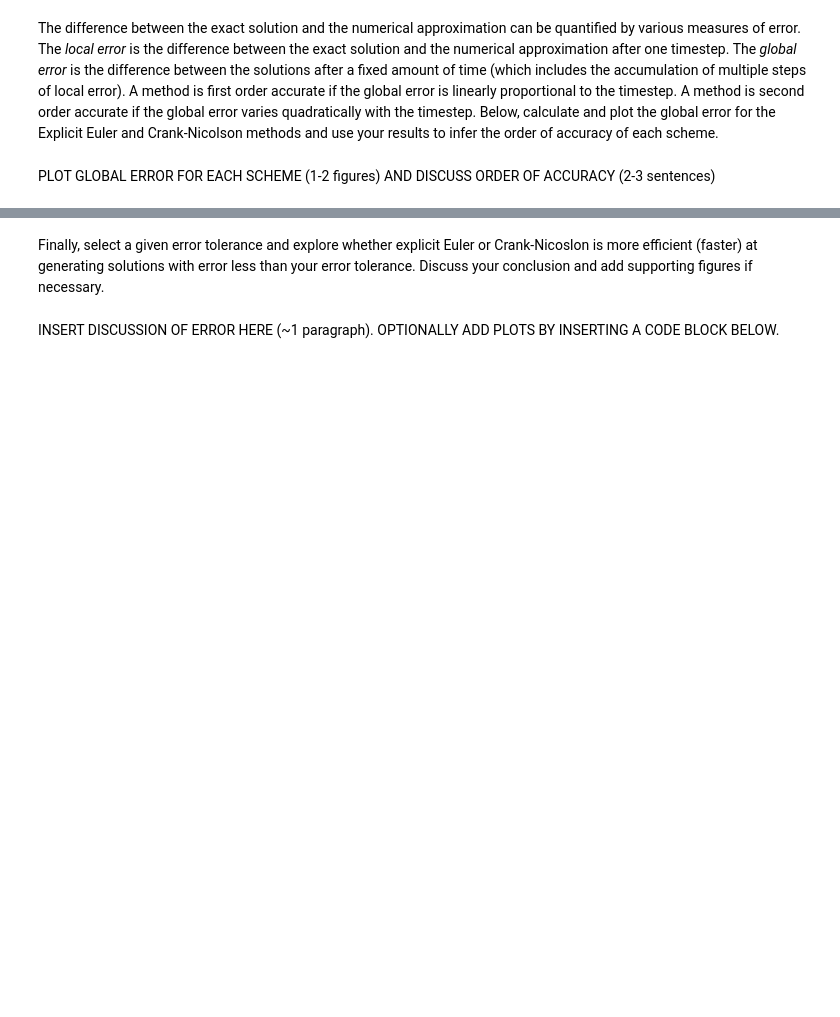
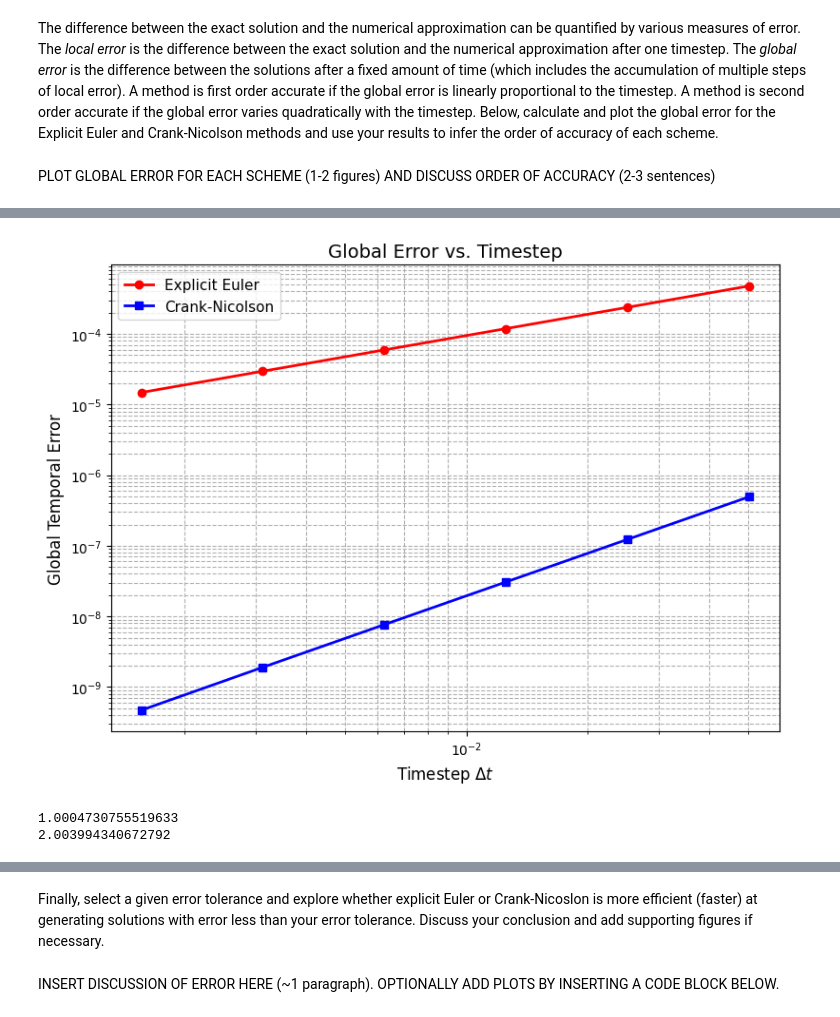
Before and after one commit to barneycevans/QCES, a Jupyter notebook: Project1_numerical_methods.ipynb, the cells around one changed output, grey strips where cells are left out. Cells and saved outputs as stored; diff of their text form; code cells hidden in the pictures; blank space fills up the shorter version.

```diff
--- a/Project1_numerical_methods.ipynb
+++ b/Project1_numerical_methods.ipynb
@@ -280,3 +278,9 @@ Nx = 100
 
 t = np.linspace(t_start, t_end, Nt)  # Create a vector of times
 x = np.linspace(x_start, x_end, Nx)  # Create a vector for x
+# %%
+dt = t[1] - t[0] # timestep
+dx = x[1] - x[0] # space step
+print(dt)
+print(dx)
+print(dx**2 / (2*dt))
@@ -335,0 +352,55 @@ PLOT GLOBAL ERROR FOR EACH SCHEME (1-2 figures) AND DISCUSS ORDER OF ACCURACY (2
+# %%
+# Setup grid
+x_start, x_end, Nx = -1, 1, 100
+t_start, t_end = 0, 10
+kappa = 0.001
+
+x = np.linspace(x_start, x_end, Nx)
+dx = x[1] - x[0]
+
+# Compute a high-precision reference solution (very small dt) to isolate temporal error
+t_ref = np.linspace(t_start, t_end, 50000)
+c_ref = CN(x, t_ref, kappa)[:, -1]
+
+#Test a range of timesteps dt
+Nt_values = [200, 400, 800, 1600, 3200, 6400]
+dt_list = []
+error_EE = []
+error_CN = []
+
+for Nt in Nt_values:
+    t_arr = np.linspace(t_start, t_end, Nt)
+    dt = t_arr[1] - t_arr[0]
+
+    # Check Explicit Euler stability limit
+    if dt <= (dx**2) / (2 * kappa):
+        c_ee = EE(x, t_arr, kappa)[:, -1]
+        err_ee = np.linalg.norm(c_ee - c_ref, ord=2) * np.sqrt(dx)
+        error_EE.append(err_ee)
+    else:
+        error_EE.append(np.nan)
+
+    c_cn = CN(x, t_arr, kappa)[:, -1]
+    err_cn = np.linalg.norm(c_cn - c_ref, ord=2) * np.sqrt(dx)
+
+    dt_list.append(dt)
+    error_CN.append(err_cn)
+
+dt_list = np.array(dt_list)
+error_EE = np.array(error_EE)
+error_CN = np.array(error_CN)
+
+plt.figure(figsize=(8, 6))
+
+valid_ee = ~np.isnan(error_EE)
+plt.loglog(dt_list[valid_ee], error_EE[valid_ee], 'ro-', label='Explicit Euler', linewidth=2)
+plt.loglog(dt_list, error_CN, 'bs-', label='Crank-Nicolson', linewidth=2)
+
+plt.xlabel(r'Timestep $\Delta t$', fontsize=12)
+plt.ylabel(r'Global Temporal Error', fontsize=12)
+plt.title('Global Error vs. Timestep', fontsize=14)
+plt.legend(fontsize=11)
+plt.grid(True,which='both', ls="--")
+plt.tight_layout()
+plt.show()
+# %% [output]
@@ -335,0 +420,10 @@ PLOT GLOBAL ERROR FOR EACH SCHEME (1-2 figures) AND DISCUSS ORDER OF ACCURACY (2
+[figure, added]
+# %%
+grad_ee = np.polyfit(np.log(dt_list[valid_ee]), np.log(error_EE[valid_ee]), 1)[0]
+grad_cn = np.polyfit(np.log(dt_list), np.log(error_CN), 1)[0]
+
+print(grad_ee)
+print(grad_cn)
+# %% [output]
+1.0004730755519633
+2.003994340672792
```
Also changed, not shown: parts of 10 cells of this notebook.
